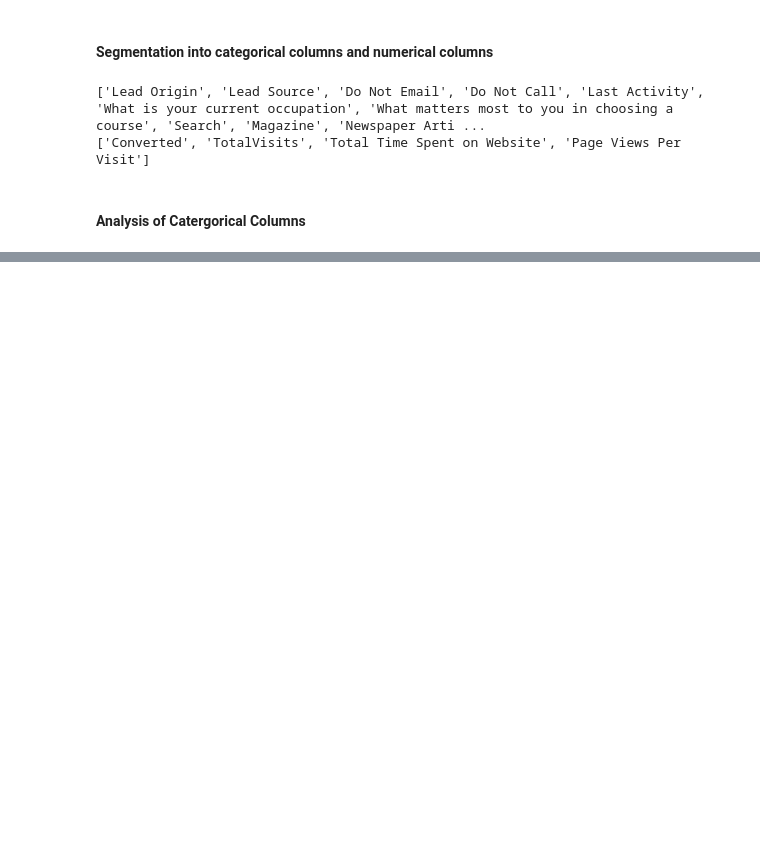
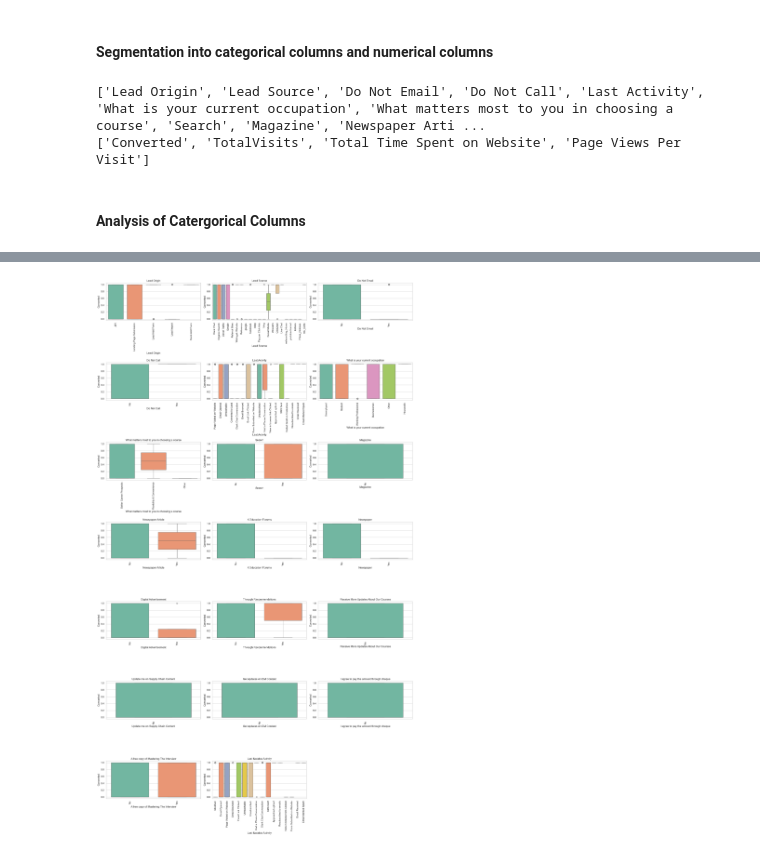
Before and after one commit to hrithikk16/Leads_Scoring_Case_Study, a Jupyter notebook: assign.ipynb, the cells around one changed output, grey strips where cells are left out. Saved outputs shown, nothing was run; the diff lists cells and outputs as text; code cells hidden in the pictures; blank space fills up the shorter version.

```diff
--- a/assign.ipynb
+++ b/assign.ipynb
@@ -343,0 +431,27 @@ Hello Nitish
+# %%
+# Calculate the number of rows needed
+num_rows = -(-len(cat_col) // 3)  # Round up division
+
+# Initialize variables
+n = 1
+
+# Create a new figure and set its size
+plt.figure(figsize=(20, 5 * num_rows))
+
+# Iterate through categorical variables and create box plots
+for i in cat_col:
+    plt.subplot(num_rows, 3, n)
+    sns.boxplot(x=i, y='Converted', data=leads,palette='Set2')
+    plt.title(i)  # Add the variable name as the title
+    plt.xticks(rotation=90)
+    n += 1
+
+    # Break the loop if we have created all the plots
+    if n > len(cat_col):
+        break
+
+
+plt.tight_layout()
+plt.show()
+# %% [output]
+[figure, added]
```
Also changed, not shown: parts of 13 cells of this notebook.
